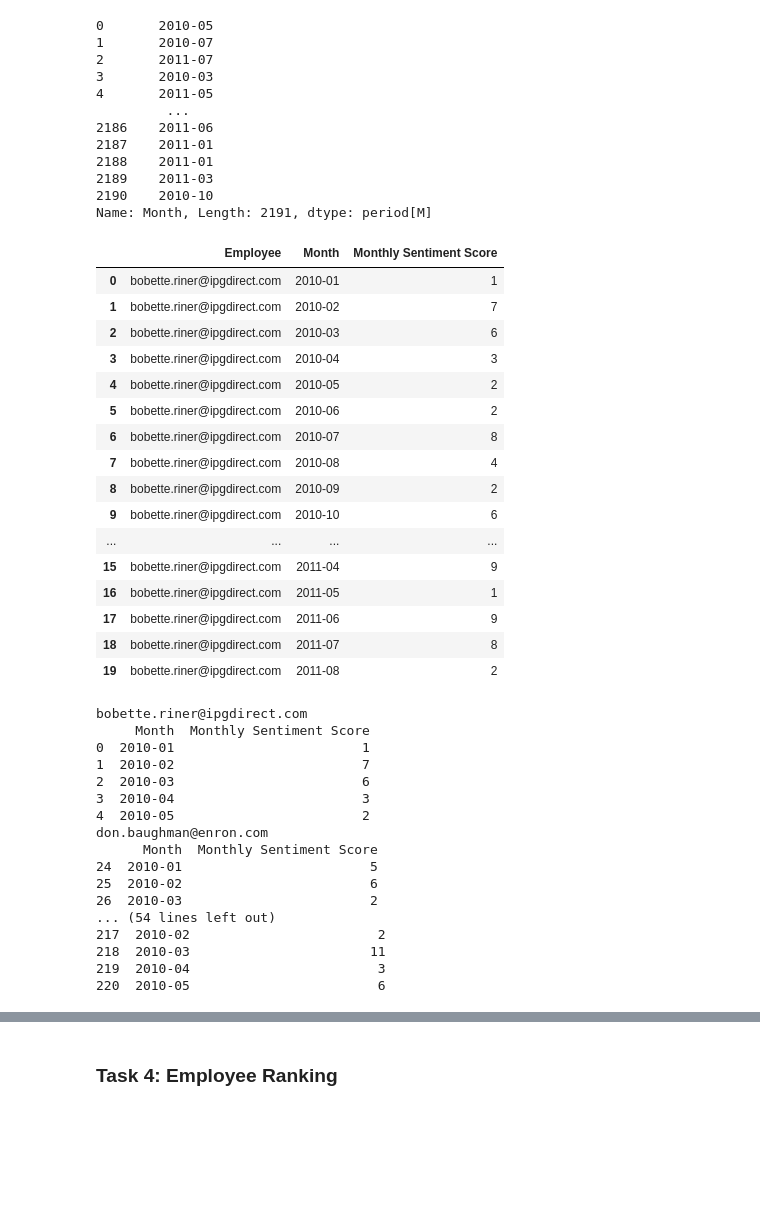
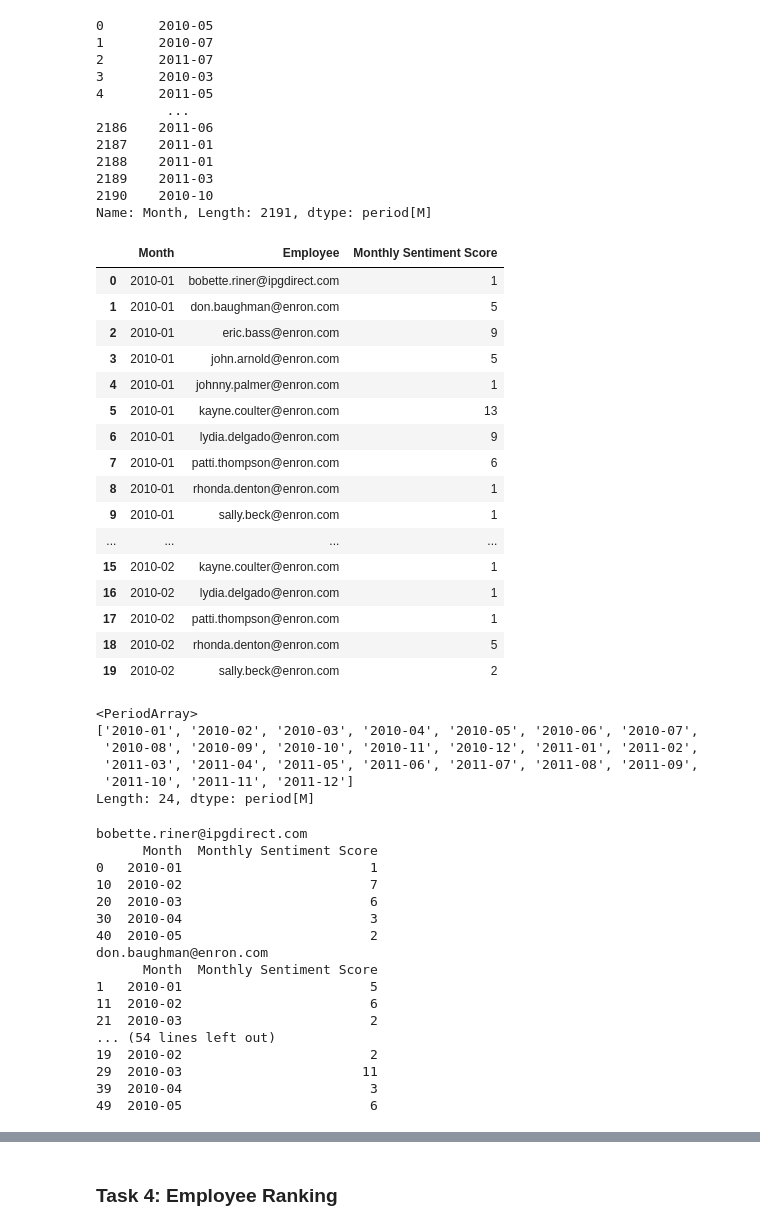
Before and after one commit to yenphglam/Final_Assessment, a Jupyter notebook: Analysis_Notebook.ipynb, the cells around one changed output, grey strips where cells are left out. Drawn from its saved outputs; the diff is of its cells as text; code cells hidden in the pictures; blank space fills up the shorter version.

```diff
--- a/Analysis_Notebook.ipynb
+++ b/Analysis_Notebook.ipynb
@@ -16,6 +19,3 @@ df = pd.read_csv("data/test.csv")
-# %%
-df = df.drop_duplicates()
-df = df.dropna()
 # %%
 df['body']
 # %% [output]
@@ -166,28 +182,38 @@ df['Month']
 2190    2010-10
 Name: Month, Length: 2191, dtype: period[M]
 # %%
-monthly_scores = df.groupby(['from', 'Month'])['Score'].sum()
+monthly_scores = df.groupby(['Month', 'from'])['Score'].sum()
 monthly_scores = monthly_scores.reset_index()
 monthly_scores = monthly_scores.rename(columns={'from': 'Employee', 'Score': 'Monthly Sentiment Score'})
 monthly_scores.head(20)
 # %% [output]
-|  | Employee | Month | Monthly Sentiment Score |
-| 0 | bobette.riner@ipgdirect.com | 2010-01 | 1 |
-| 1 | bobette.riner@ipgdirect.com | 2010-02 | 7 |
-| 2 | bobette.riner@ipgdirect.com | 2010-03 | 6 |
-| 3 | bobette.riner@ipgdirect.com | 2010-04 | 3 |
-| 4 | bobette.riner@ipgdirect.com | 2010-05 | 2 |
-| 5 | bobette.riner@ipgdirect.com | 2010-06 | 2 |
-| 6 | bobette.riner@ipgdirect.com | 2010-07 | 8 |
-| 7 | bobette.riner@ipgdirect.com | 2010-08 | 4 |
-| 8 | bobette.riner@ipgdirect.com | 2010-09 | 2 |
-| 9 | bobette.riner@ipgdirect.com | 2010-10 | 6 |
+|  | Month | Employee | Monthly Sentiment Score |
+| 0 | 2010-01 | bobette.riner@ipgdirect.com | 1 |
+| 1 | 2010-01 | don.baughman@enron.com | 5 |
+| 2 | 2010-01 | eric.bass@enron.com | 9 |
+| 3 | 2010-01 | john.arnold@enron.com | 5 |
+| 4 | 2010-01 | johnny.palmer@enron.com | 1 |
+| 5 | 2010-01 | kayne.coulter@enron.com | 13 |
+| 6 | 2010-01 | lydia.delgado@enron.com | 9 |
+| 7 | 2010-01 | patti.thompson@enron.com | 6 |
+| 8 | 2010-01 | rhonda.denton@enron.com | 1 |
+| 9 | 2010-01 | sally.beck@enron.com | 1 |
 | ... | ... | ... | ... |
-| 15 | bobette.riner@ipgdirect.com | 2011-04 | 9 |
-| 16 | bobette.riner@ipgdirect.com | 2011-05 | 1 |
-| 17 | bobette.riner@ipgdirect.com | 2011-06 | 9 |
-| 18 | bobette.riner@ipgdirect.com | 2011-07 | 8 |
-| 19 | bobette.riner@ipgdirect.com | 2011-08 | 2 |
+| 15 | 2010-02 | kayne.coulter@enron.com | 1 |
+| 16 | 2010-02 | lydia.delgado@enron.com | 1 |
+| 17 | 2010-02 | patti.thompson@enron.com | 1 |
+| 18 | 2010-02 | rhonda.denton@enron.com | 5 |
+| 19 | 2010-02 | sally.beck@enron.com | 2 |
+# %%
+monthly_scores['Month'].unique()
+# 2 years = 24 months (2010-2011)
+# %% [output]
+<PeriodArray>
+['2010-01', '2010-02', '2010-03', '2010-04', '2010-05', '2010-06', '2010-07',
+ '2010-08', '2010-09', '2010-10', '2010-11', '2010-12', '2011-01', '2011-02',
+ '2011-03', '2011-04', '2011-05', '2011-06', '2011-07', '2011-08', '2011-09',
+ '2011-10', '2011-11', '2011-12']
+Length: 24, dtype: period[M]
 # %%
 for employee in monthly_scores['Employee'].unique():
     print(f"{employee}")
@@ -195,19 +221,19 @@ for employee in monthly_scores['Employee'].unique():
     print(employee_name[['Month', 'Monthly Sentiment Score']].head(5))
 # %% [output]
 bobette.riner@ipgdirect.com
-     Month  Monthly Sentiment Score
-0  2010-01                        1
-1  2010-02                        7
-2  2010-03                        6
-3  2010-04                        3
-4  2010-05                        2
+      Month  Monthly Sentiment Score
+0   2010-01                        1
+10  2010-02                        7
+20  2010-03                        6
+30  2010-04                        3
+40  2010-05                        2
 don.baughman@enron.com
       Month  Monthly Sentiment Score
-24  2010-01                        5
-25  2010-02                        6
-26  2010-03                        2
+1   2010-01                        5
+11  2010-02                        6
+21  2010-03                        2
 ... (54 lines left out)
-217  2010-02                        2
-218  2010-03                       11
-219  2010-04                        3
-220  2010-05                        6
+19  2010-02                        2
+29  2010-03                       11
+39  2010-04                        3
+49  2010-05                        6
```
Also changed, not shown: parts of 6 cells of this notebook.
